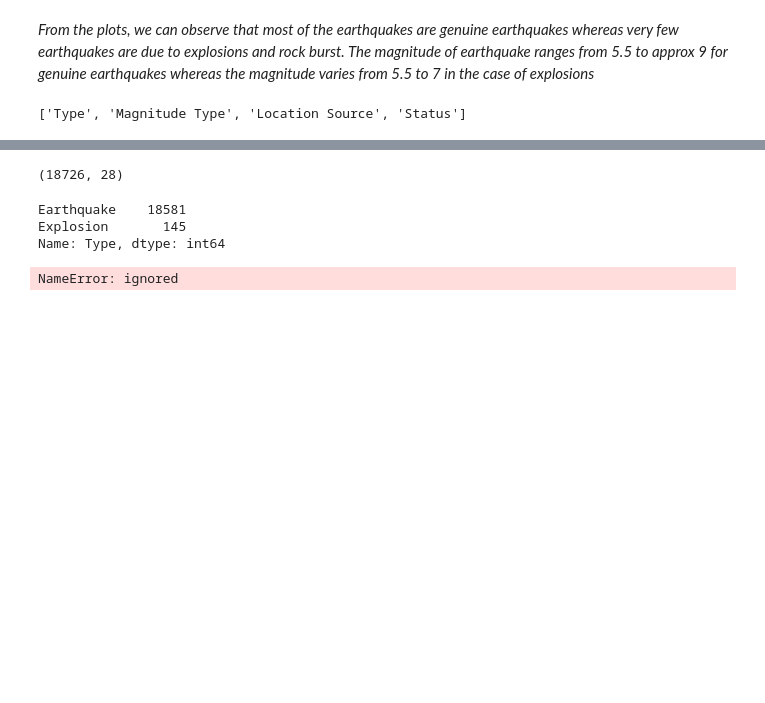
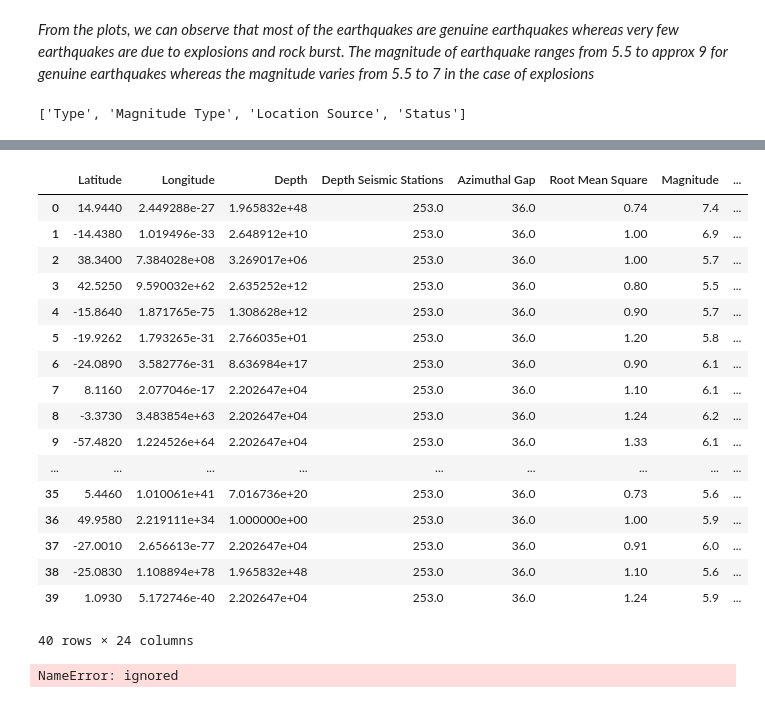
Before and after one commit to nipun1992/EarthquakeMagnitudePrediction, a Jupyter notebook: Earthquake_Magnitude_Prediction.ipynb, the cells around one changed output, grey strips where cells are left out. Drawn from its saved outputs; the diff is of its cells as text; code cells hidden in the pictures; blank space fills up the shorter version.

```diff
--- a/Earthquake_Magnitude_Prediction.ipynb
+++ b/Earthquake_Magnitude_Prediction.ipynb
@@ -657,6 +661,4 @@ df_train.head()
 # %%
-for k,v in dict_top_10.items():
-  print(k,v)
-  for i in v:
-    #print(i)
-    df_train[i] = np.where(df_train[k] == i, 1, 0)
+for feature in categorical_features:
+    for l in dict_labels[feature][0]:
+      df_train[l] = np.where(df_train[feature] == l, 1, 0)
@@ -674,6 +673,6 @@ Index(['Latitude', 'Longitude', 'Type', 'Depth', 'Depth Seismic Stations',
       dtype='object')
 # %%
-df_train = df_train.drop(['Location Source'], axis=1)
+df_train = df_train.drop(['Type', 'Magnitude Type', 'Location Source', 'Status'], axis=1)
 # %%
 df_train.info()
 # %% [output]
@@ -699,2 +695,0 @@ memory usage: 4.6+ MB
-# %%
-df_train["Type"].replace({"Nuclear Explosion": "Explosion"}, inplace=True)
@@ -712,15 +700,24 @@ df_train.shape
-# %%
-df_train = df_train[df_train['Type'] != 'Rock Burst']
-# %%
-df_train.shape
-# %% [output]
-(18726, 28)
-# %%
-df_train["Type"].value_counts()
-# %% [output]
-Earthquake    18581
-Explosion       145
-Name: Type, dtype: int64
+# %%
+df_train.head(40)
+# %% [output]
+|  | Latitude | Longitude | Depth | Depth Seismic Stations | Azimuthal Gap | Root Mean Square | Magnitude | ... |
+| 0 | 14.9440 | 2.449288e-27 | 1.965832e+48 | 253.0 | 36.0 | 0.74 | 7.4 | ... |
+| 1 | -14.4380 | 1.019496e-33 | 2.648912e+10 | 253.0 | 36.0 | 1.00 | 6.9 | ... |
+| 2 | 38.3400 | 7.384028e+08 | 3.269017e+06 | 253.0 | 36.0 | 1.00 | 5.7 | ... |
+| 3 | 42.5250 | 9.590032e+62 | 2.635252e+12 | 253.0 | 36.0 | 0.80 | 5.5 | ... |
+| 4 | -15.8640 | 1.871765e-75 | 1.308628e+12 | 253.0 | 36.0 | 0.90 | 5.7 | ... |
+| 5 | -19.9262 | 1.793265e-31 | 2.766035e+01 | 253.0 | 36.0 | 1.20 | 5.8 | ... |
+| 6 | -24.0890 | 3.582776e-31 | 8.636984e+17 | 253.0 | 36.0 | 0.90 | 6.1 | ... |
+| 7 | 8.1160 | 2.077046e-17 | 2.202647e+04 | 253.0 | 36.0 | 1.10 | 6.1 | ... |
+| 8 | -3.3730 | 3.483854e+63 | 2.202647e+04 | 253.0 | 36.0 | 1.24 | 6.2 | ... |
+| 9 | -57.4820 | 1.224526e+64 | 2.202647e+04 | 253.0 | 36.0 | 1.33 | 6.1 | ... |
+| ... | ... | ... | ... | ... | ... | ... | ... | ... |
+| 35 | 5.4460 | 1.010061e+41 | 7.016736e+20 | 253.0 | 36.0 | 0.73 | 5.6 | ... |
+| 36 | 49.9580 | 2.219111e+34 | 1.000000e+00 | 253.0 | 36.0 | 1.00 | 5.9 | ... |
+| 37 | -27.0010 | 2.656613e-77 | 2.202647e+04 | 253.0 | 36.0 | 0.91 | 6.0 | ... |
+| 38 | -25.0830 | 1.108894e+78 | 1.965832e+48 | 253.0 | 36.0 | 1.10 | 5.6 | ... |
+| 39 | 1.0930 | 5.172746e-40 | 2.202647e+04 | 253.0 | 36.0 | 1.24 | 5.9 | ... |
+40 rows × 24 columns
 # %%
 s
 # %% [output]
```
Also changed, not shown: parts of 12 cells of this notebook.
